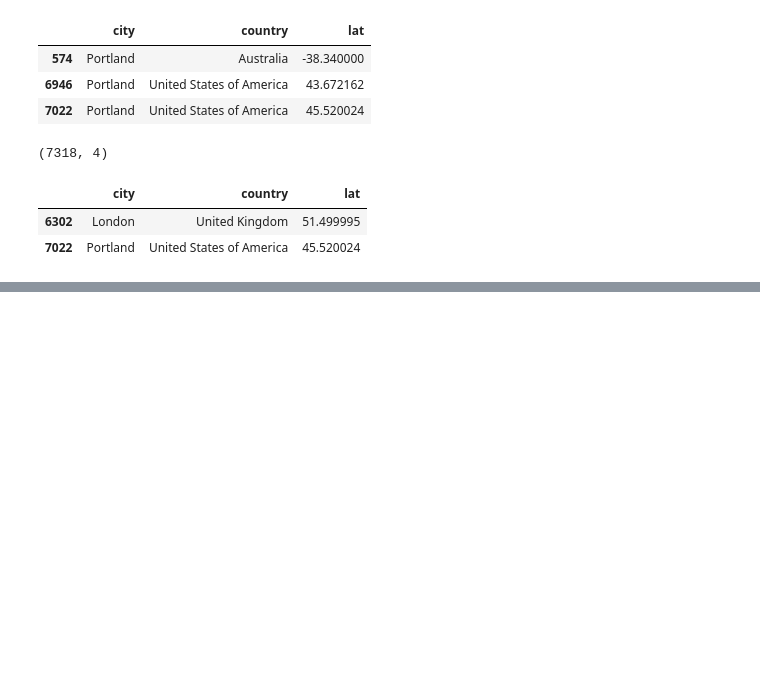
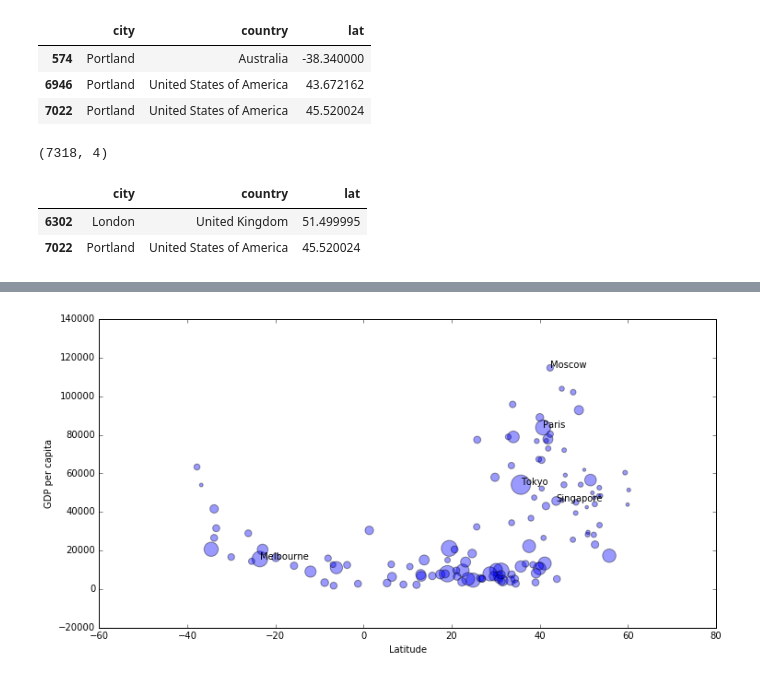
Before and after one commit to SMR3/swc-nov2016, a Jupyter notebook: pythonTutorial.ipynb, the cells around one changed output, grey strips where cells are left out. Drawn from its saved outputs; the diff is of its cells as text; code cells hidden in the pictures; blank space fills up the shorter version.

```diff
--- a/pythonTutorial.ipynb
+++ b/pythonTutorial.ipynb
@@ -326,16 +274,0 @@ gdpPerCapita.head()
-# %%
-# create scatter plot
-% matplotlib inline
-from matplotlib import pylab
-# nicer plot size
-pylab.rcParams['figure.figsize'] = (15, 6)
-
-# scatter plot
-pylab.scatter(lats, gdp_per_capita, c='g')
-
-x = gdpPerCapita.loc[gdpPerCapita['country'] == 'New Zealand', 'lat']
-y = gdpPerCapita.loc[gdpPerCapita['country'] == 'New Zealand', 'GDP per capita US$ 2005']
-pylab.scatter(x, y, s=100, c='r')
-labels = gdpPerCapita.loc[gdpPerCapita['country'] == 'New Zealand', 'city']
-for i in range(len(x)):
-    pylab.annotate(labels.iloc[i], (x.iloc[i], y.iloc[i]))
@@ -343,0 +275,5 @@ for i in range(len(x)):
+# %%
+# combine the two tables
+#merge the data frames on city and country
+df=pandas.merge(gdp,geo, left_on=['City/Urban area', 'Country'],right_on=['city','country'])
+df.head()
@@ -343,0 +287,3 @@ for i in range(len(x)):
+# %%
+#Calculate GDP per capita
+df['GDPperCap']=df['GDP in US$bn 2005']*1000000000/df['pop']
@@ -343,0 +311,19 @@ for i in range(len(x)):
+# %%
+# create scatter plot with size of
+% matplotlib inline
+from matplotlib import pylab, pyplot
+# nicer plot size
+pylab.rcParams['figure.figsize'] = (12, 6)
+fig=pyplot.figure()
+p=ax = fig.add_subplot(111)
+pyplot.scatter(df['lat'],df['GDPperCap'],s=df['pop']/50000,alpha=0.4)
+p.annotate('Paris',xy=(df['lat'][1],df['GDPperCap'][1]))
+p.annotate('Melbourne',xy=(df['lat'][13],df['GDPperCap'][13]))
+p.annotate('Tokyo',xy=(df['lat'][0],df['GDPperCap'][0]))
+p.annotate('Singapore',xy=(df['lat'][15],df['GDPperCap'][15]))
+p.annotate('Moscow',xy=(df['lat'][8],df['GDPperCap'][8]))
+p.set_xlabel('Latitude')
+p.set_ylabel('GDP per capita')
+pyplot.show()
+# %% [output]
+[figure, added]
```
Also changed, not shown: parts of 5 cells of this notebook.
